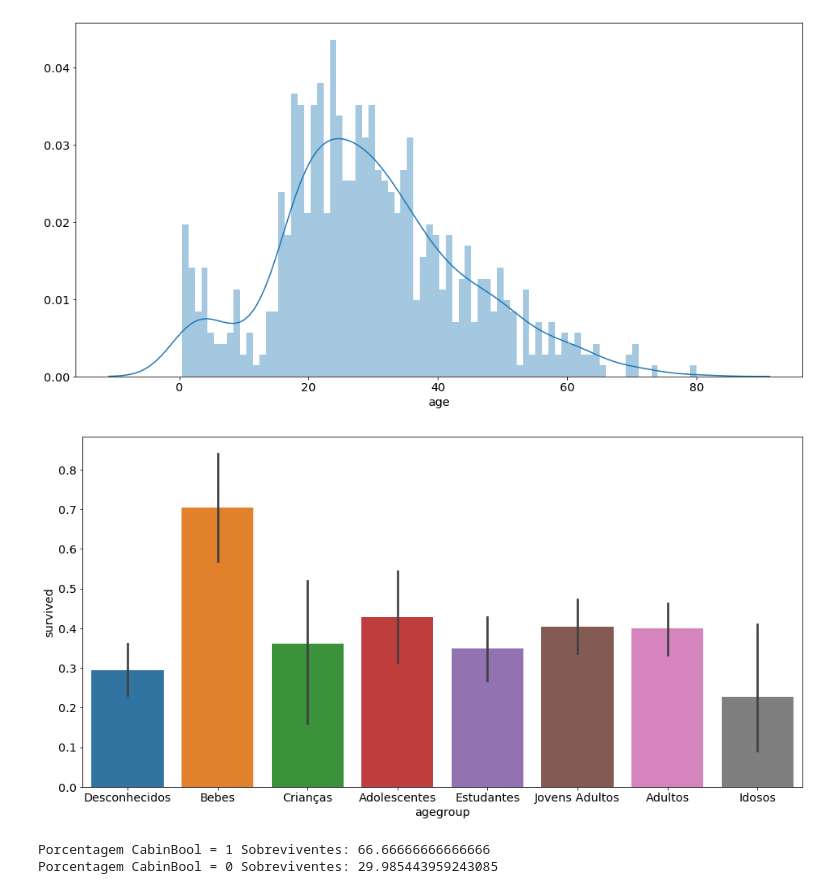
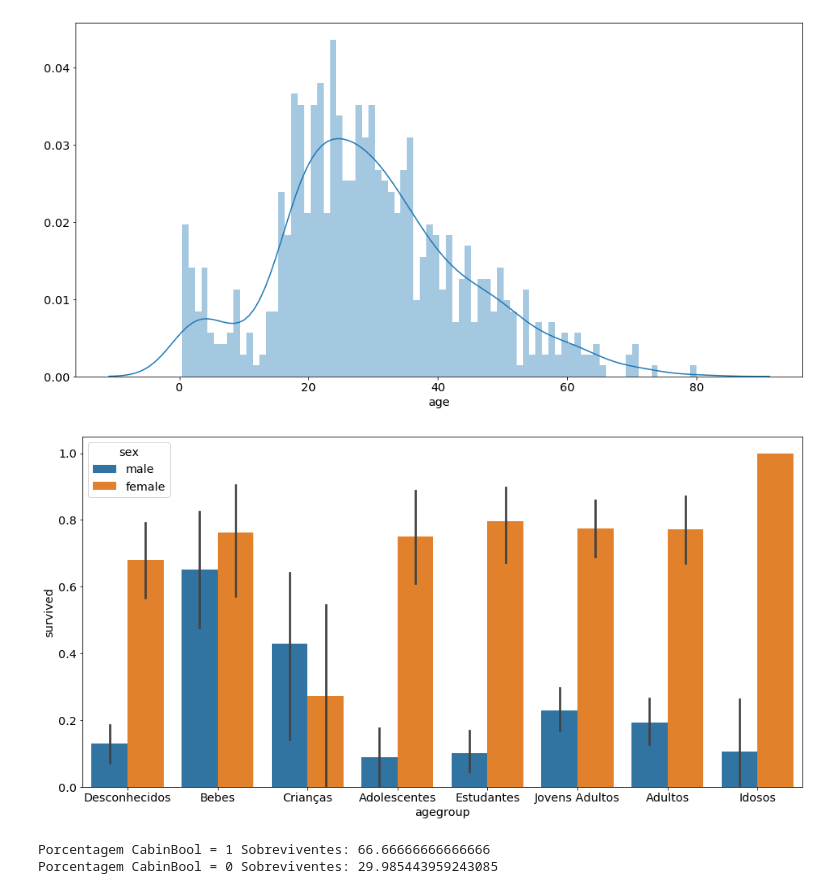
Before and after one commit to tsilverio/Desafio1_DataScience, a Jupyter notebook: Titanic_Thiago.ipynb, the cells around one changed output. Cells and saved outputs as stored; diff of their text form; code cells hidden in the pictures.

```diff
--- a/Titanic_Thiago.ipynb
+++ b/Titanic_Thiago.ipynb
@@ -188,18 +181,18 @@ sns.distplot(df_train['age'], bins=80);
 # %%
 #Classificando e comparando as Idades dos sobreviventes
 #Foi adicionado um valor negativo para os registros sem identificação da idade
 df_train["age"] = df_train["age"].fillna(-0.5)
 df_test["age"] = df_test["age"].fillna(-0.5)
 bins = [-1, 0, 5, 12, 18, 24, 35, 60, np.inf]
 labels = ['Desconhecidos', 'Bebes', 'Crianças', 'Adolescentes', 'Estudantes', 'Jovens Adultos', 'Adultos', 'Idosos']
 df_train['agegroup'] = pd.cut(df_train["age"], bins, labels = labels)
 df_test['agegroup'] = pd.cut(df_test["age"], bins, labels = labels)
 
 #Plotando os sobreviventes dos grupos que criamos
-sns.barplot(x="agegroup", y="survived", data=df_train)
+sns.barplot(x="agegroup", y="survived", data=df_train, hue='sex')
 plt.show()
 # %% [output]
-[figure, old version]
+[figure, new version]
 # %%
 #Existem muitos registros sem Cabine, vamos criar uma Dummy para classificar aqueles que possuem cabine e qual a relação com os sobreviventes
 df_train["cabinbool"] = (df_train["cabin"].notnull().astype('int'))
```
Also changed, not shown: parts of 9 cells of this notebook.
